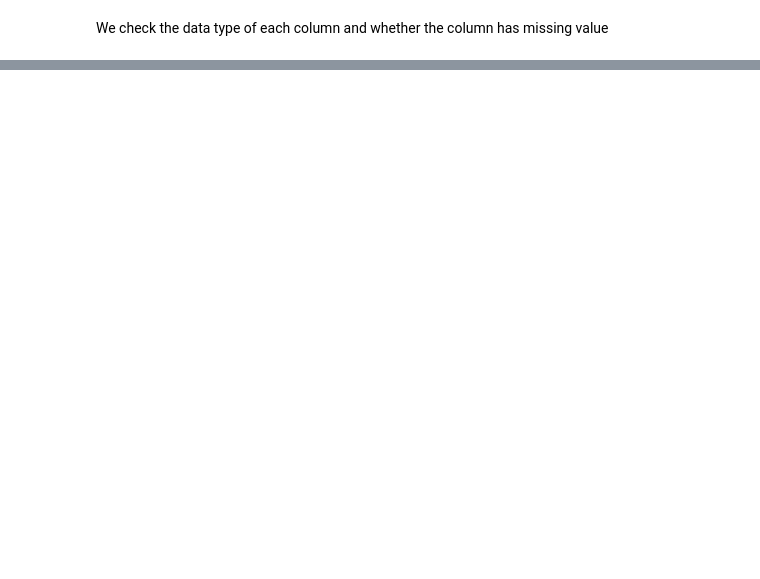
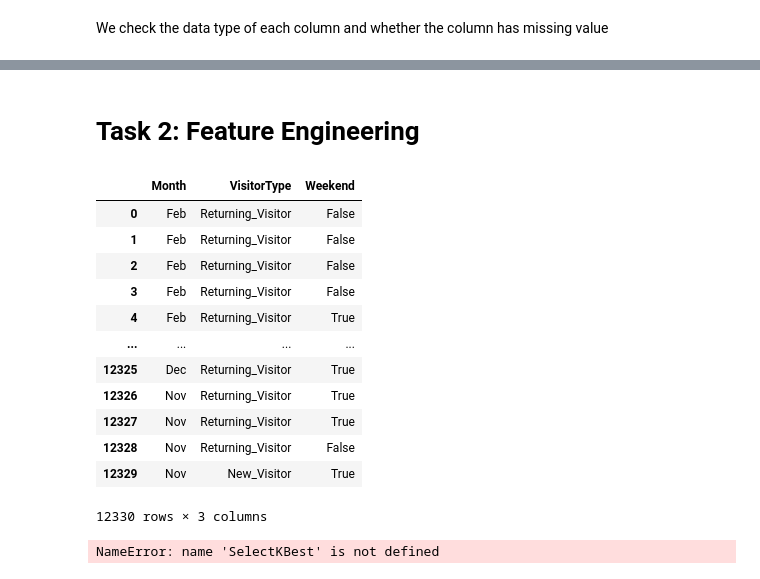
Before and after one commit to camphong24032002/Assignment3-PDS, a Jupyter notebook: Assignment3.ipynb, the cells around one changed output, grey strips where cells are left out. Drawn from its saved outputs; the diff is of its cells as text; code cells hidden in the pictures; blank space fills up the shorter version.

```diff
--- a/Assignment3.ipynb
+++ b/Assignment3.ipynb
@@ -107,0 +173,22 @@ Name: Weekend, dtype: int64
+# %% [markdown]
+# Task 2: Feature Engineering
+# %%
+df[cate_cols].select_dtypes(['bool', 'object'])
+# %% [output]
+|  | Month | VisitorType | Weekend |
+| 0 | Feb | Returning_Visitor | False |
+| 1 | Feb | Returning_Visitor | False |
+| 2 | Feb | Returning_Visitor | False |
+| 3 | Feb | Returning_Visitor | False |
+| 4 | Feb | Returning_Visitor | True |
+| ... | ... | ... | ... |
+| 12325 | Dec | Returning_Visitor | True |
+| 12326 | Nov | Returning_Visitor | True |
+| 12327 | Nov | Returning_Visitor | True |
+| 12328 | Nov | Returning_Visitor | False |
+| 12329 | Nov | New_Visitor | True |
+12330 rows × 3 columns
+# %%
+X_new = SelectKBest(chi2, k=5).fit_transform(X_df, y_sr)
+# %% [output]
+NameError: name 'SelectKBest' is not defined
```
Also changed, not shown: parts of 25 cells of this notebook.
